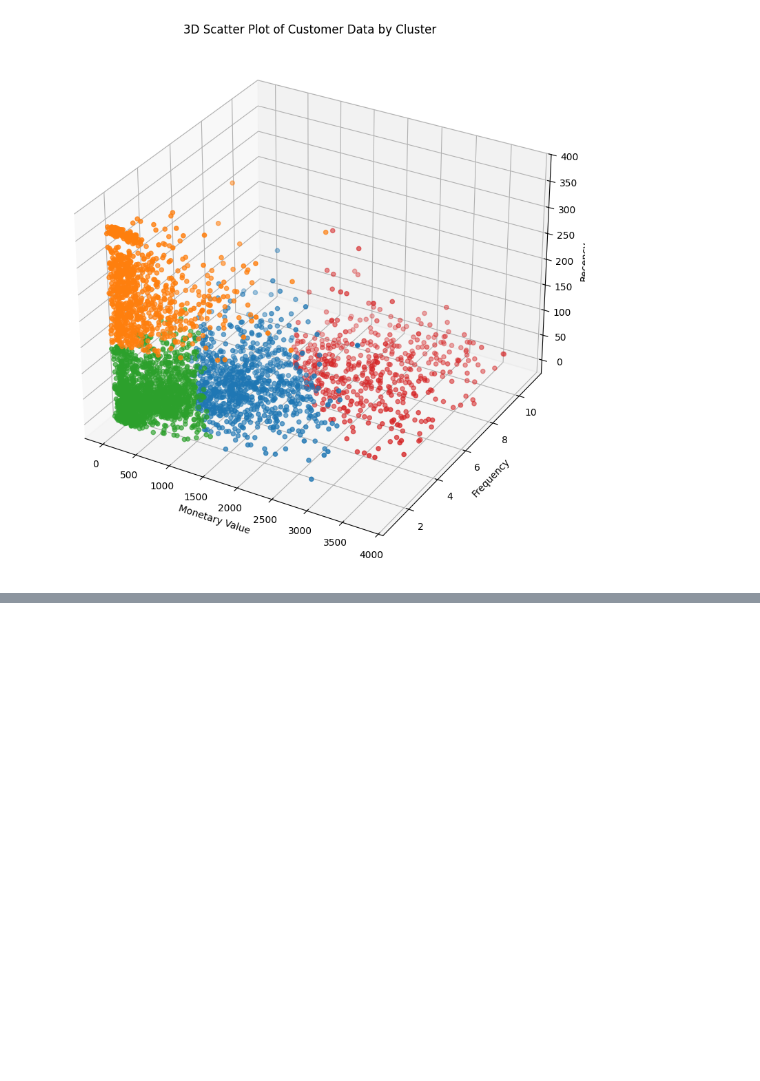
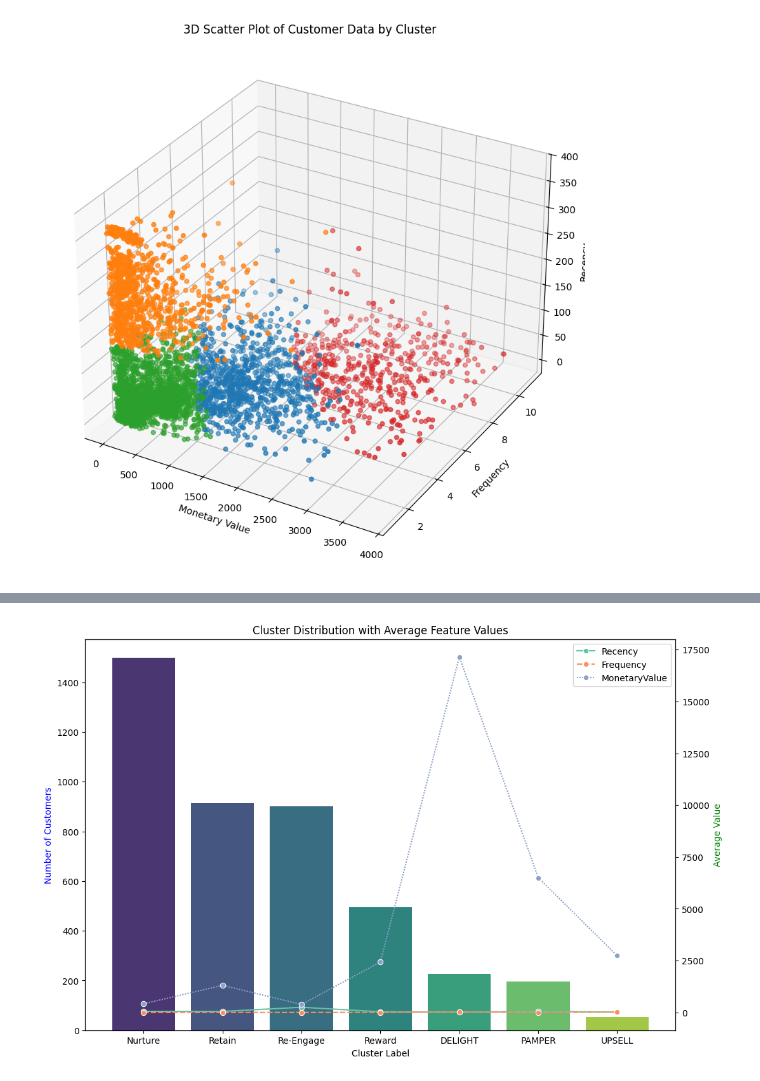
Before and after one commit to jcampuzano1111/K-Means-Online-Retailes, a Jupyter notebook: K_Means_cluster_online_retail.ipynb, the cells around one changed output, grey strips where cells are left out. Cells and saved outputs as stored; diff of their text form; code cells hidden in the pictures; blank space fills up the shorter version.

```diff
--- a/K_Means_cluster_online_retail.ipynb
+++ b/K_Means_cluster_online_retail.ipynb
@@ -726,0 +874,16 @@ plt.show()
+# %%
+clusterLabels = {
+    0: 'Retain',
+    1: 'Re-Engage',
+    2: 'Nurture',
+    3: 'Reward',
+    -1: 'PAMPER',
+    -2: 'UPSELL',
+    -3: 'DELIGHT'
+
+
+}
+# %%
+full_clustering_df = pd.concat([non_outliers_df, outlier_clusters])
+# %%
+full_clustering_df['Cluster'] = full_clustering_df['Cluster'].map(clusterLabels)
@@ -726,0 +899,41 @@ plt.show()
+# %%
+import matplotlib.pyplot as plt
+import seaborn as sns
+
+# 1. Calculate the data for the plot
+# Counts of customers per cluster
+cluster_counts = full_clustering_df['Cluster'].value_counts()
+
+# Average Recency, Frequency, and Monetary values per cluster
+feature_means = full_clustering_df.groupby('Cluster')[['Recency', 'Frequency', 'MonetaryValue']].mean()
+
+# 2. Create the visualization
+fig, ax1 = plt.subplots(figsize=(12, 8))
+
+# Primary Axis: Barplot for customer counts
+sns.barplot(
+    x=cluster_counts.index,
+    y=cluster_counts.values,
+    ax=ax1,
+    palette='viridis',
+    hue=cluster_counts.index,
+    legend=False
+)
+ax1.set_ylabel('Number of Customers', color='b')
+ax1.set_xlabel('Cluster Label')
+ax1.set_title('Cluster Distribution with Average Feature Values')
+
+# Secondary Axis: Lineplot for feature means
+ax2 = ax1.twinx()
+sns.lineplot(
+    data=feature_means,
+    ax=ax2,
+    palette='Set2',
+    marker='o'
+)
+ax2.set_ylabel('Average Value', color='g')
+
+# Display the final plot
+plt.show()
+# %% [output]
+[figure, added]
```
Also changed, not shown: parts of 10 cells of this notebook.
